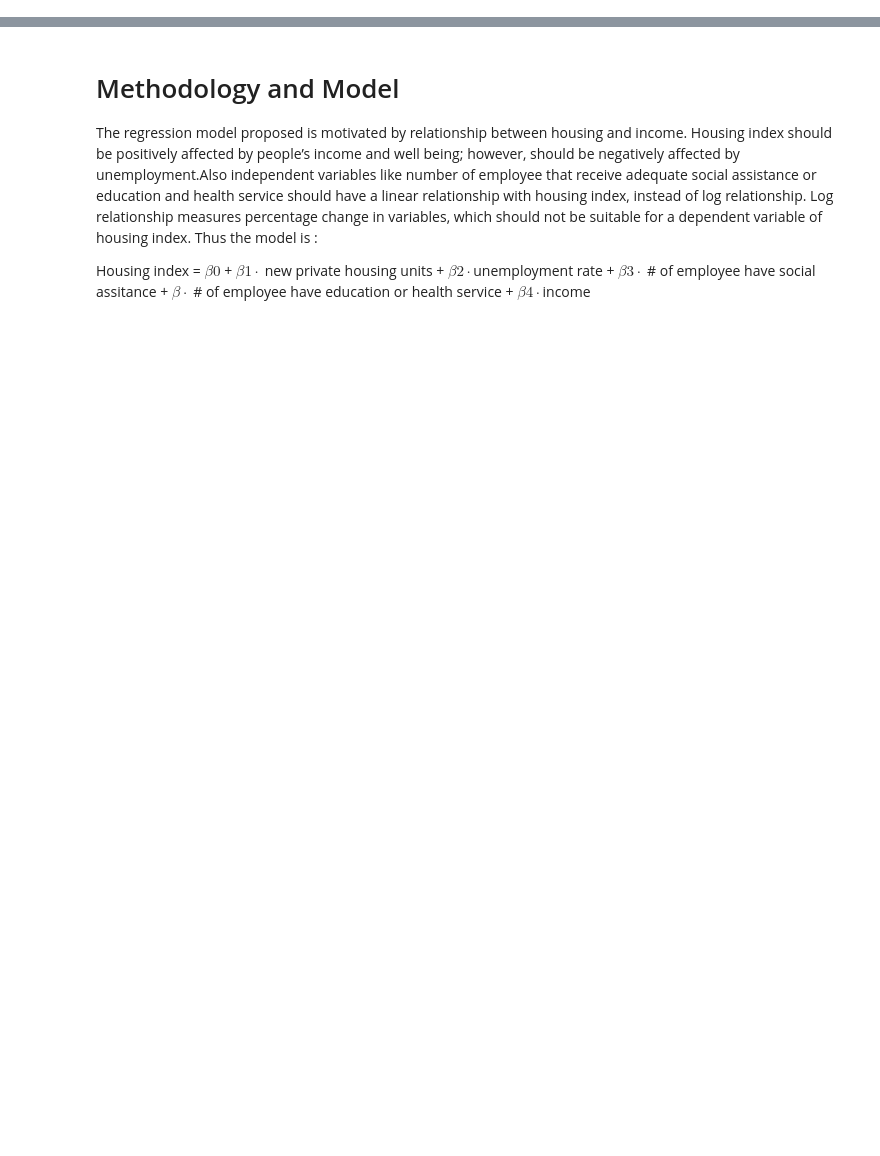
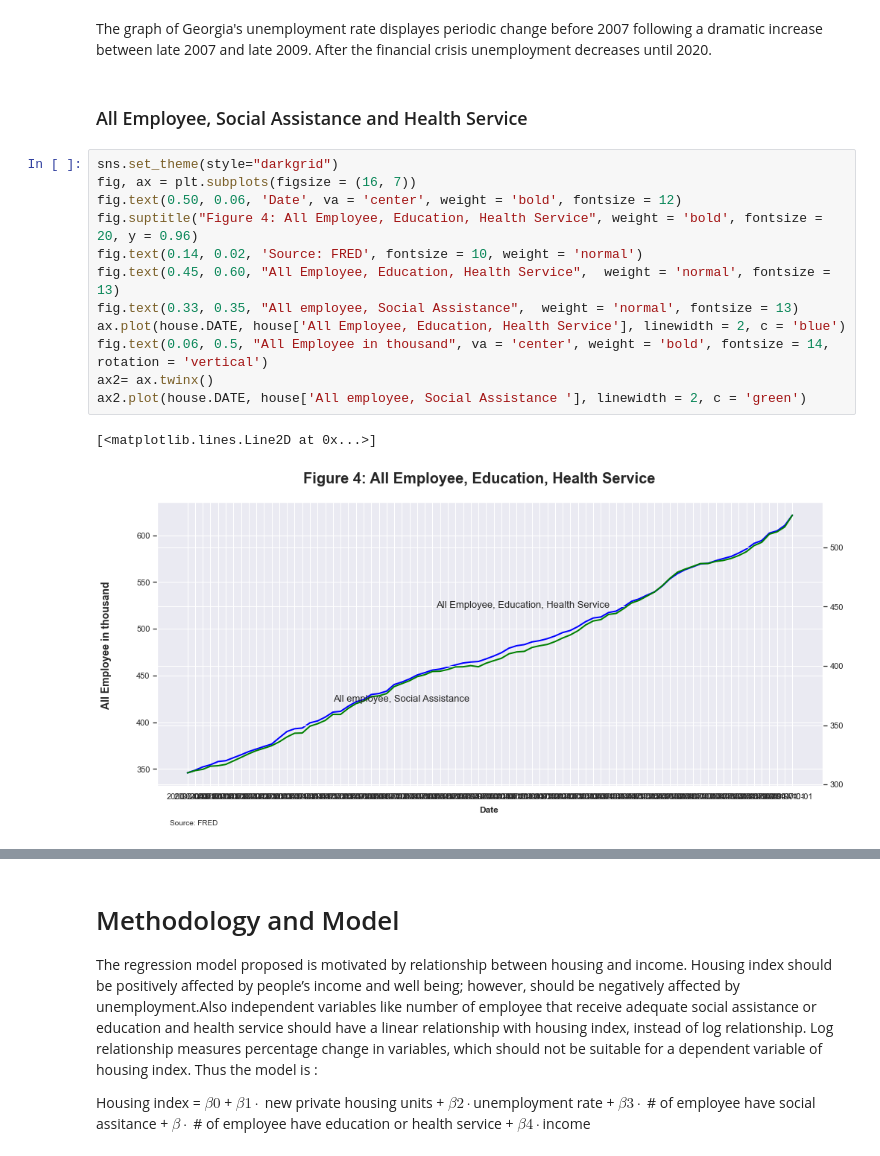
Before and after one commit to GarfieldLeo/Econ320Project, a Jupyter notebook: project1_0.ipynb, the cells around one changed output, grey strips where cells are left out. Drawn from its saved outputs; the diff is of its cells as text; blank space fills up the shorter version.

```diff
--- a/project1_0.ipynb
+++ b/project1_0.ipynb
@@ -14,0 +109,19 @@ Some introduction text, formatted in heading 2 style
+# %% [markdown]
+The graph of Georgia's unemployment rate displayes periodic change before 2007 following a dramatic increase between late 2007 and late 2009. After the financial crisis unemployment decreases until 2020.
+# %% [markdown]
+### All Employee, Social Assistance and Health Service<a name="allemploy"></a>
+# %%
+sns.set_theme(style="darkgrid")
+fig, ax = plt.subplots(figsize = (16, 7))
+fig.text(0.50, 0.06, 'Date', va = 'center', weight = 'bold', fontsize = 12)
+fig.suptitle("Figure 4: All Employee, Education, Health Service", weight = 'bold', fontsize = 20, y = 0.96)
+fig.text(0.14, 0.02, 'Source: FRED', fontsize = 10, weight = 'normal')
+fig.text(0.45, 0.60, "All Employee, Education, Health Service",  weight = 'normal', fontsize = 13)
+fig.text(0.33, 0.35, "All employee, Social Assistance",  weight = 'normal', fontsize = 13)
+ax.plot(house.DATE, house['All Employee, Education, Health Service'], linewidth = 2, c = 'blue')
+fig.text(0.06, 0.5, "All Employee in thousand", va = 'center', weight = 'bold', fontsize = 14, rotation = 'vertical')
+ax2= ax.twinx()
+ax2.plot(house.DATE, house['All employee, Social Assistance '], linewidth = 2, c = 'green')
+# %% [output]
+[<matplotlib.lines.Line2D at 0x...>]
+[figure, added]
```
Also changed, not shown: parts of 22 cells of this notebook.
